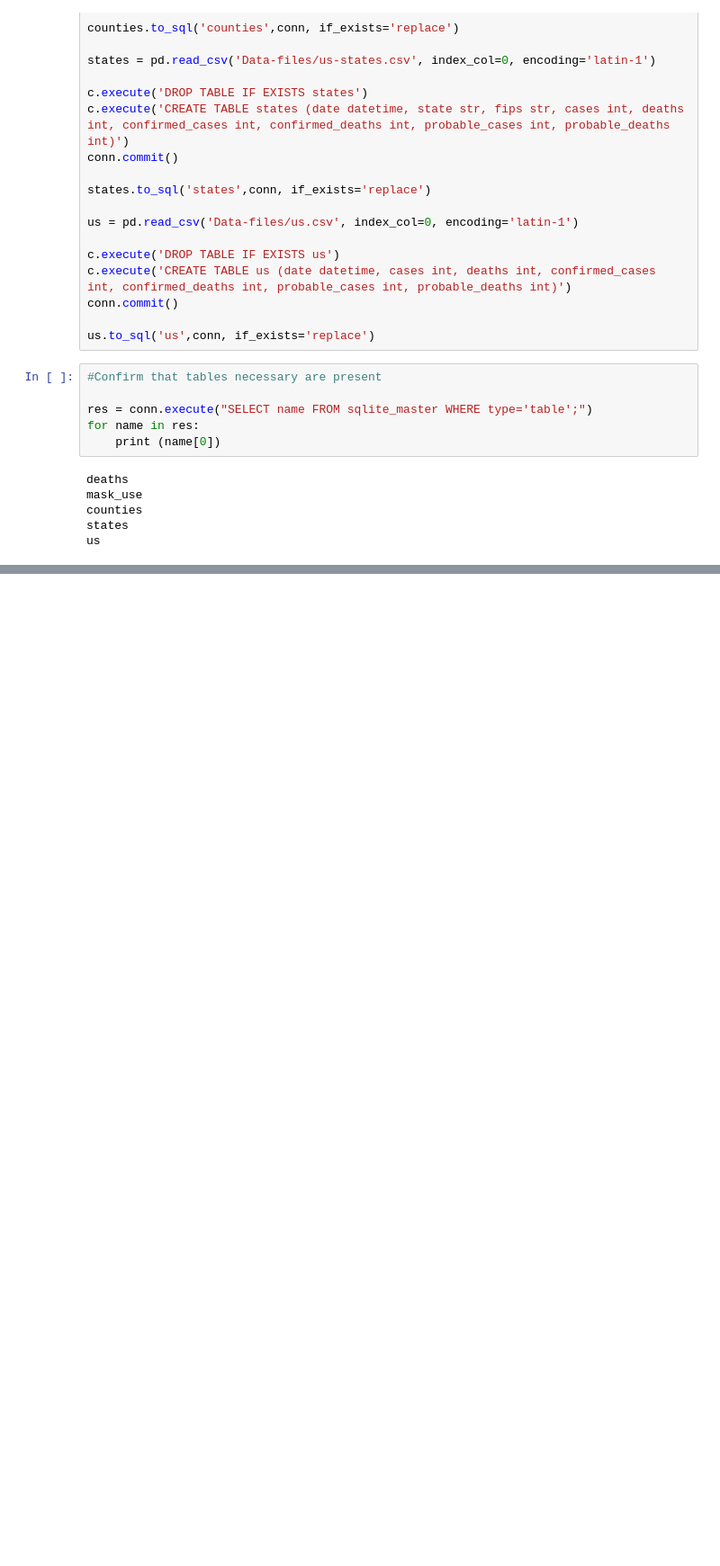
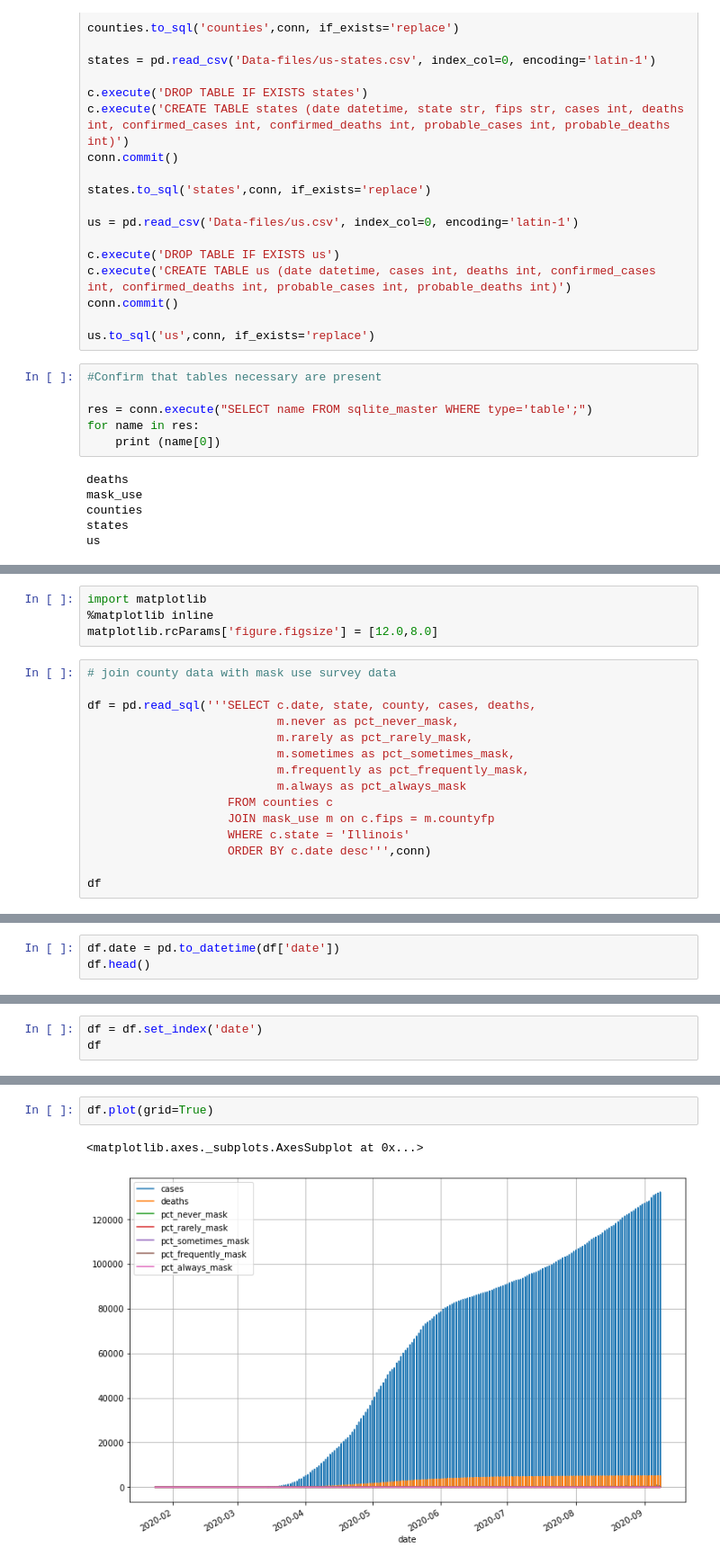
Before and after one commit to nytimes/covid-19-data, a Jupyter notebook: 01_nyt_explore.ipynb, the cells around one changed output, grey strips where cells are left out. Shown at 90% size. Saved outputs shown, nothing was run; the diff lists cells and outputs as text; blank space fills up the shorter version.

```diff
--- a/01_nyt_explore.ipynb
+++ b/01_nyt_explore.ipynb
@@ -60,0 +106,19 @@ us
+# %%
+import matplotlib
+%matplotlib inline
+matplotlib.rcParams['figure.figsize'] = [12.0,8.0]
+# %%
+# join county data with mask use survey data
+
+df = pd.read_sql('''SELECT c.date, state, county, cases, deaths,
+                           m.never as pct_never_mask,
+                           m.rarely as pct_rarely_mask,
+                           m.sometimes as pct_sometimes_mask,
+                           m.frequently as pct_frequently_mask,
+                           m.always as pct_always_mask
+                    FROM counties c
+                    JOIN mask_use m on c.fips = m.countyfp
+                    WHERE c.state = 'Illinois'
+                    ORDER BY c.date desc''',conn)
+
+df
@@ -60,0 +167,3 @@ us
+# %%
+df.date = pd.to_datetime(df['date'])
+df.head()
@@ -60,0 +191,3 @@ us
+# %%
+df = df.set_index('date')
+df
@@ -60,0 +209,5 @@ us
+# %%
+df.plot(grid=True)
+# %% [output]
+<matplotlib.axes._subplots.AxesSubplot at 0x...>
+[figure, added]
```
Also changed, not shown: parts of 11 cells of this notebook.
